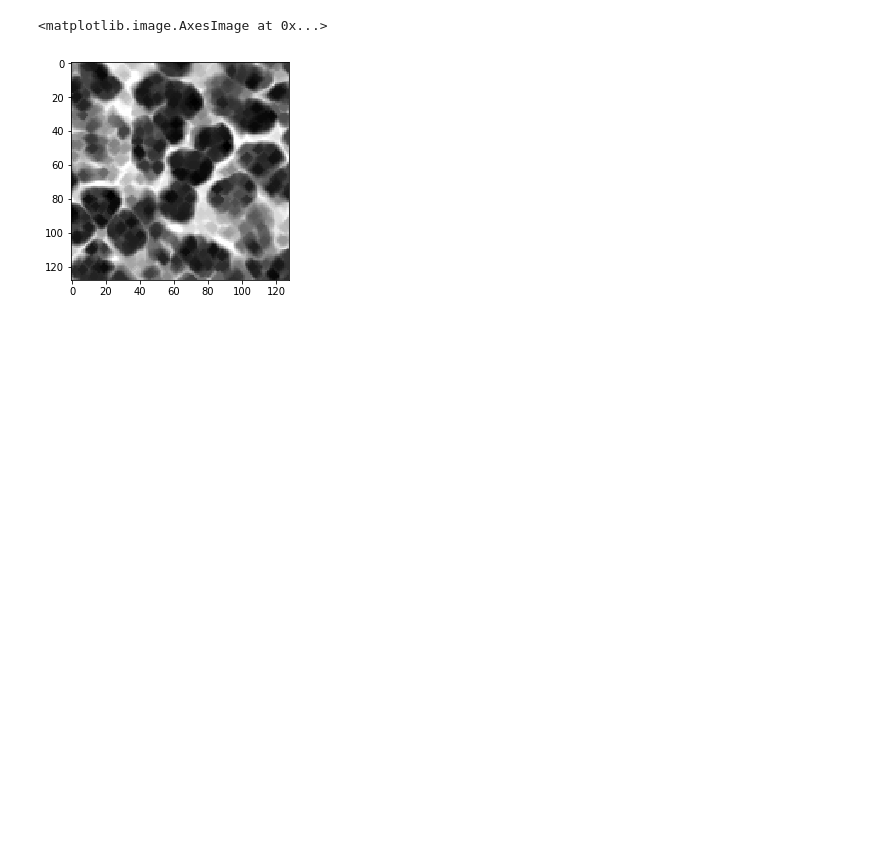
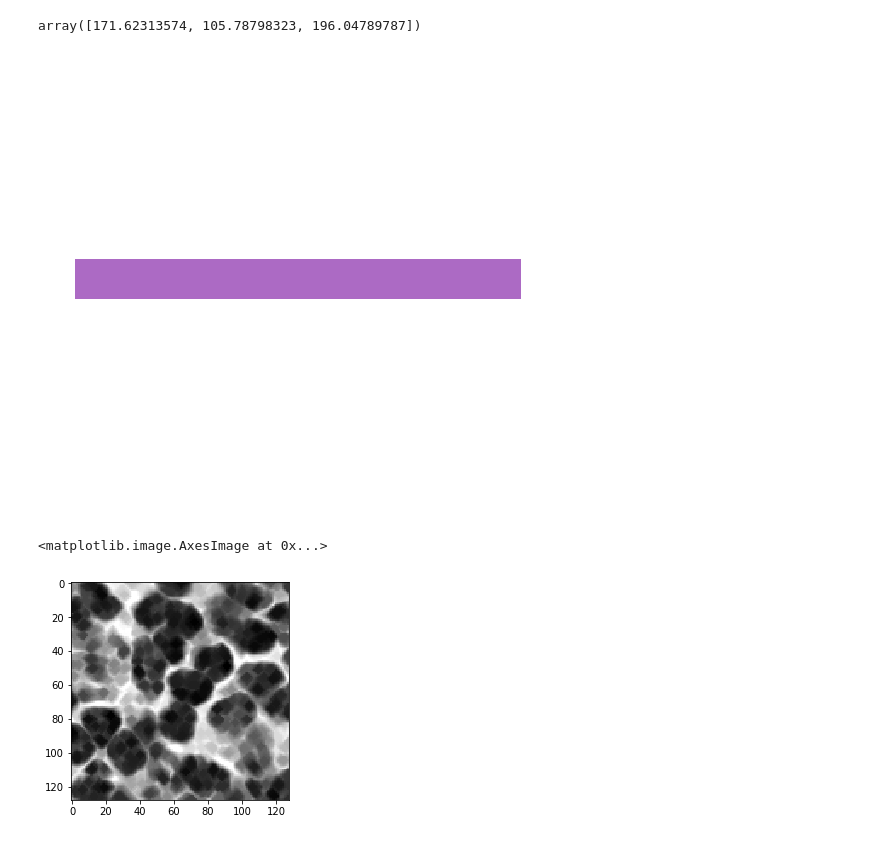
Before and after one commit to saketkc/pyvirchow, a Jupyter notebook: notebooks/04.Normalization-demo.ipynb, the cells around one changed output. Cells and saved outputs as stored; diff of their text form; code cells hidden in the pictures; blank space fills up the shorter version.

```diff
--- a/notebooks/04.Normalization-demo.ipynb
+++ b/notebooks/04.Normalization-demo.ipynb
@@ -173,3 +205,8 @@ fig, ax = try_all_threshold(rgb2gray(E_channel), figsize=(10, 8), verbose=False)
+# %%
+macenko_fit.get_eosin_stain()
+# %% [output]
+array([171.62313574, 105.78798323, 196.04789787])
+[figure, added]
 # %%
 eroded = imerode(rgb2gray(H_channel_v), 2)
 plt.imshow(eroded, cmap='gray')
```
Also changed, not shown: parts of 40 cells of this notebook, 1 other file.
